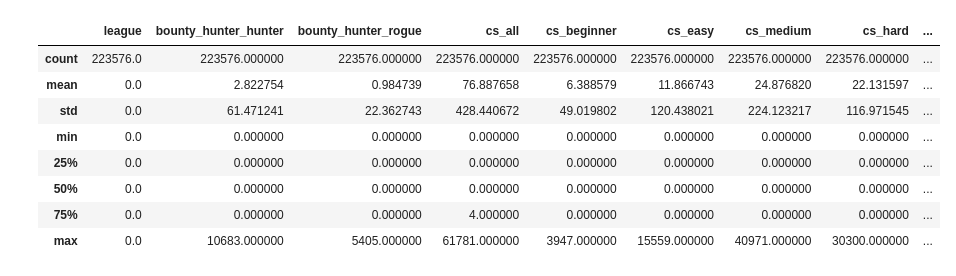
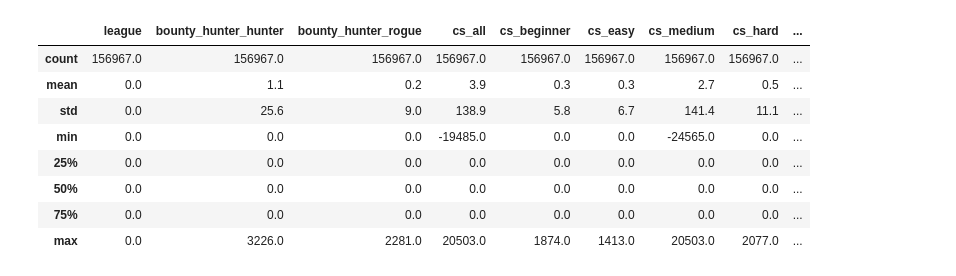
Before and after one commit to Bot-detector/bot-detector-ml-training, a Jupyter notebook: wandb_binary_prediction.ipynb, the cells around one changed output. Saved outputs shown, nothing was run; the diff lists cells and outputs as text; code cells hidden in the pictures.

```diff
--- a/wandb_binary_prediction.ipynb
+++ b/wandb_binary_prediction.ipynb
@@ -23,7 +26,7 @@ True
 # %%
 import pandas as pd
 
-df = pd.read_parquet('data/2022-10-24_hiscore_data.parquet.gzip')
+df = pd.read_parquet("data/2022-10-26_hiscore_data.parquet.gzip")
 df.head()
 # %% [output]
 |  | name | created_at | updated_at | possible_ban | confirmed_ban | label_id | label | account_status | ... |
@@ -128,0 +152,24 @@ HISCORE_COLUMNS = ["total"] + SKILLS + MINIGAMES + BOSSES
+# %%
+import numpy as np
+
+# bool_ 	Boolean (True or False) stored as a byte
+# int_ 	Default integer type (same as C long; normally either int64 or int32)
+# intc 	Identical to C int (normally int32 or int64)
+# intp 	Integer used for indexing (same as C ssize_t; normally either int32 or int64)
+# int8 	Byte (-128 to 127)
+# int16 	Integer (-32768 to 32767)
+# int32 	Integer (-2147483648 to 2147483647)
+# int64 	Integer (-9223372036854775808 to 9223372036854775807)
+# uint8 	Unsigned integer (0 to 255)
+# uint16 	Unsigned integer (0 to 65535)
+# uint32 	Unsigned integer (0 to 4294967295)
+# uint64 	Unsigned integer (0 to 18446744073709551615)
+# float_ 	Shorthand for float64.
+# float16 	Half precision float: sign bit, 5 bits exponent, 10 bits mantissa
+# float32 	Single precision float: sign bit, 8 bits exponent, 23 bits mantissa
+# float64 	Double precision float: sign bit, 11 bits exponent, 52 bits mantissa
+
+df['total'] = df['total'].astype('int32')
+df[SKILLS] = df[SKILLS].astype('int32')
+df[MINIGAMES] = df[MINIGAMES].astype('int16')
+df[BOSSES] = df[BOSSES].astype('int16')
@@ -142,12 +236,12 @@ df[SKILLS].describe()
 # %%
-df[MINIGAMES].describe()
+df.query("account_status=='banned'")[MINIGAMES].describe().round(1)
 # %% [output]
 |  | league | bounty_hunter_hunter | bounty_hunter_rogue | cs_all | cs_beginner | cs_easy | cs_medium | cs_hard | ... |
-| count | 223576.0 | 223576.000000 | 223576.000000 | 223576.000000 | 223576.000000 | 223576.000000 | 223576.000000 | 223576.000000 | ... |
-| mean | 0.0 | 2.822754 | 0.984739 | 76.887658 | 6.388579 | 11.866743 | 24.876820 | 22.131597 | ... |
-| std | 0.0 | 61.471241 | 22.362743 | 428.440672 | 49.019802 | 120.438021 | 224.123217 | 116.971545 | ... |
-| min | 0.0 | 0.000000 | 0.000000 | 0.000000 | 0.000000 | 0.000000 | 0.000000 | 0.000000 | ... |
-| 25% | 0.0 | 0.000000 | 0.000000 | 0.000000 | 0.000000 | 0.000000 | 0.000000 | 0.000000 | ... |
-| 50% | 0.0 | 0.000000 | 0.000000 | 0.000000 | 0.000000 | 0.000000 | 0.000000 | 0.000000 | ... |
-| 75% | 0.0 | 0.000000 | 0.000000 | 4.000000 | 0.000000 | 0.000000 | 0.000000 | 0.000000 | ... |
-| max | 0.0 | 10683.000000 | 5405.000000 | 61781.000000 | 3947.000000 | 15559.000000 | 40971.000000 | 30300.000000 | ... |
+| count | 156967.0 | 156967.0 | 156967.0 | 156967.0 | 156967.0 | 156967.0 | 156967.0 | 156967.0 | ... |
+| mean | 0.0 | 1.1 | 0.2 | 3.9 | 0.3 | 0.3 | 2.7 | 0.5 | ... |
+| std | 0.0 | 25.6 | 9.0 | 138.9 | 5.8 | 6.7 | 141.4 | 11.1 | ... |
+| min | 0.0 | 0.0 | 0.0 | -19485.0 | 0.0 | 0.0 | -24565.0 | 0.0 | ... |
+| 25% | 0.0 | 0.0 | 0.0 | 0.0 | 0.0 | 0.0 | 0.0 | 0.0 | ... |
+| 50% | 0.0 | 0.0 | 0.0 | 0.0 | 0.0 | 0.0 | 0.0 | 0.0 | ... |
+| 75% | 0.0 | 0.0 | 0.0 | 0.0 | 0.0 | 0.0 | 0.0 | 0.0 | ... |
+| max | 0.0 | 3226.0 | 2281.0 | 20503.0 | 1874.0 | 1413.0 | 20503.0 | 2077.0 | ... |
```
Also changed, not shown: parts of 19 cells of this notebook, 4 other files.
